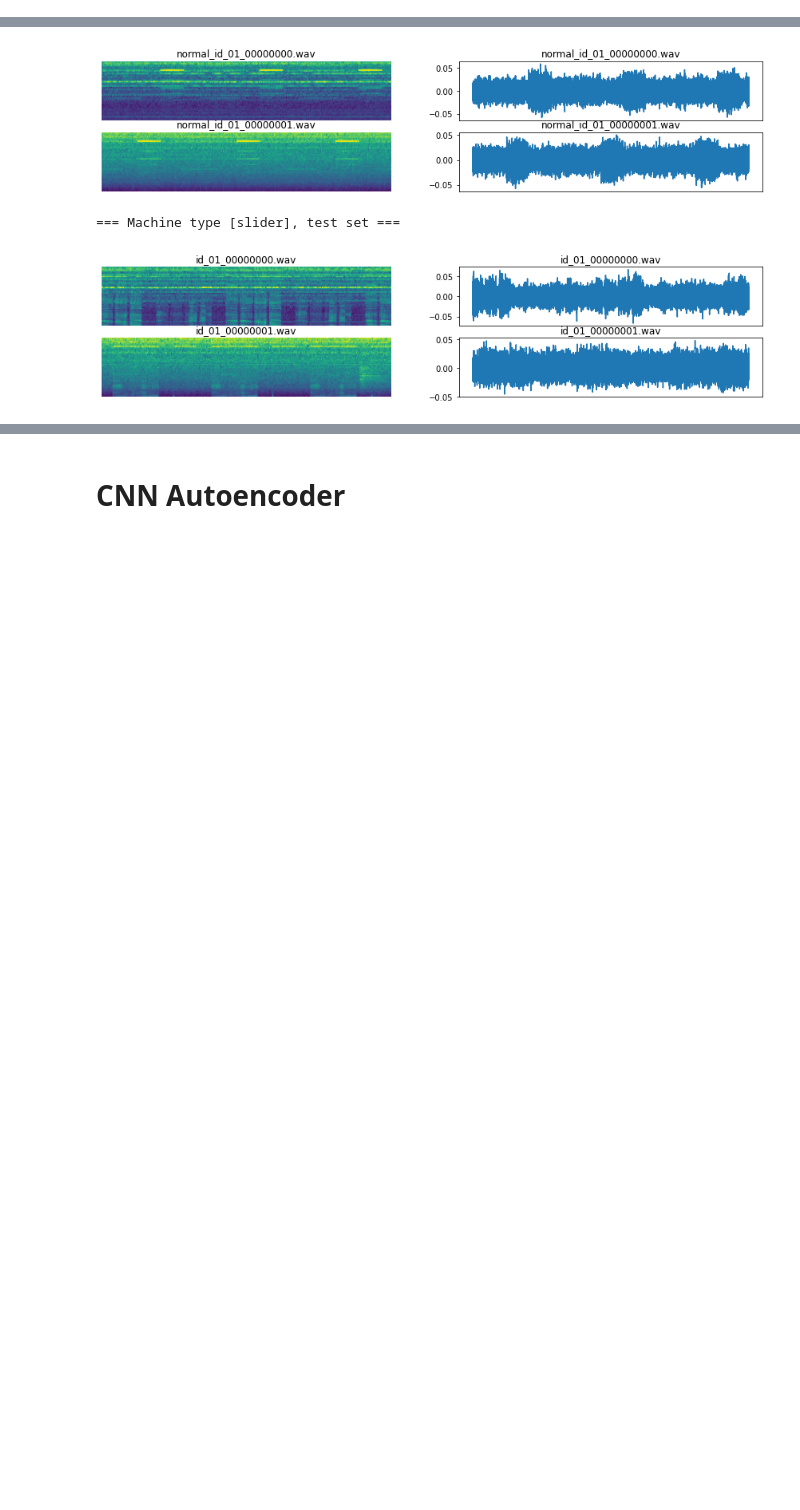
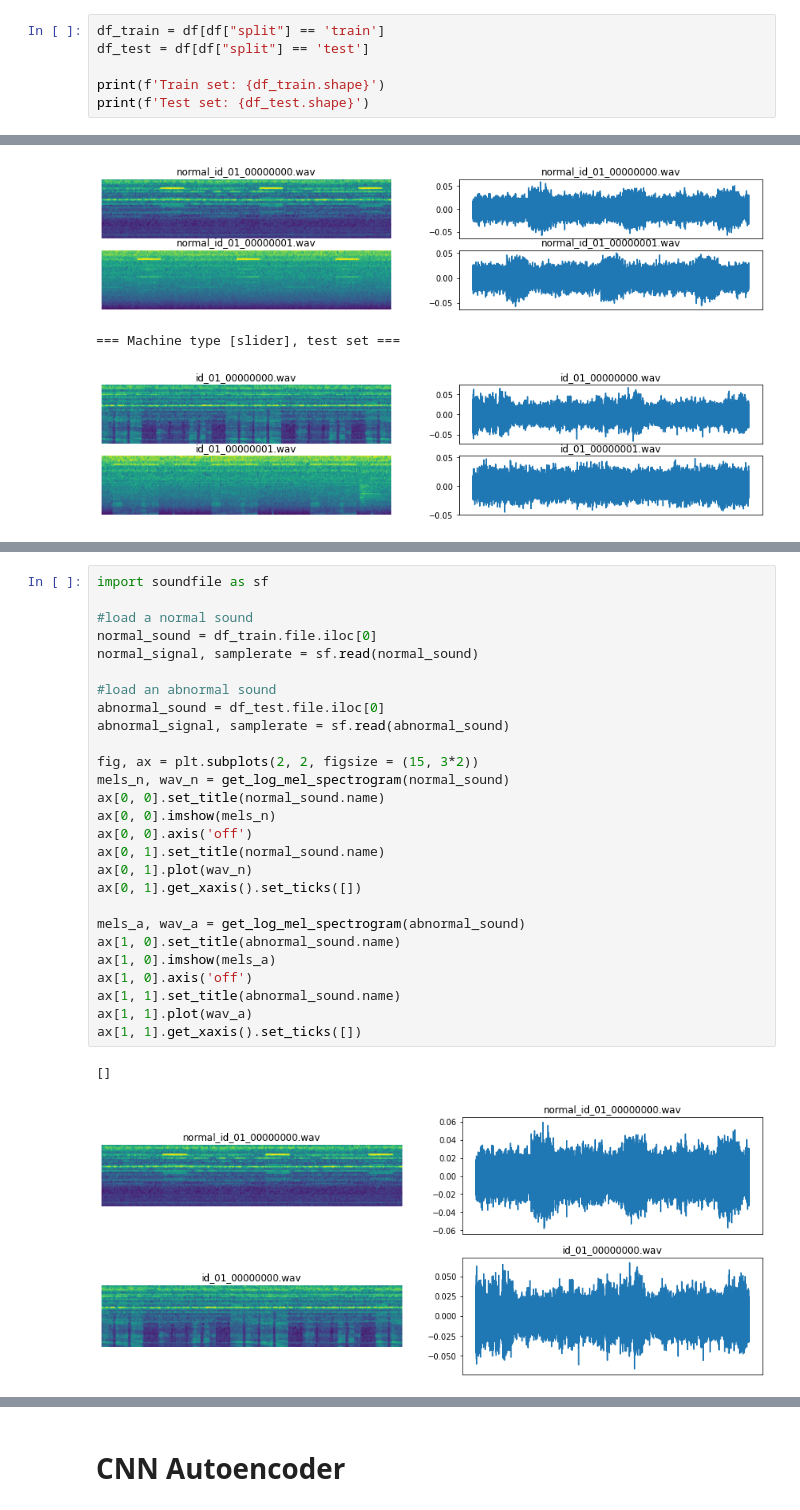
Before and after one commit to reapintar/NEUMREProj, a Jupyter notebook: project_baseline.ipynb, the cells around one changed output, grey strips where cells are left out. Cells and saved outputs as stored; diff of their text form; blank space fills up the shorter version.

```diff
--- a/project_baseline.ipynb
+++ b/project_baseline.ipynb
@@ -142,3 +168,9 @@ Machine types: ['slider']
 | split | test | train | test | train | test | train |
 | file | 278 | 968 | 278 | 968 | 278 | 434 |
 | type | 278 | 968 | 278 | 968 | 278 | 434 |
+# %%
+df_train = df[df["split"] == 'train']
+df_test = df[df["split"] == 'test']
+
+print(f'Train set: {df_train.shape}')
+print(f'Test set: {df_test.shape}')
@@ -261 +225,31 @@ def VAE_loss_function(recon_x, x, mu, logvar, reconst_loss='mse', a_RECONST=1.,
+# %%
+import soundfile as sf
+
+#load a normal sound
+normal_sound = df_train.file.iloc[0]
+normal_signal, samplerate = sf.read(normal_sound)
+
+#load an abnormal sound
+abnormal_sound = df_test.file.iloc[0]
+abnormal_signal, samplerate = sf.read(abnormal_sound)
+
+fig, ax = plt.subplots(2, 2, figsize = (15, 3*2))
+mels_n, wav_n = get_log_mel_spectrogram(normal_sound)
+ax[0, 0].set_title(normal_sound.name)
+ax[0, 0].imshow(mels_n)
+ax[0, 0].axis('off')
+ax[0, 1].set_title(normal_sound.name)
+ax[0, 1].plot(wav_n)
+ax[0, 1].get_xaxis().set_ticks([])
+
+mels_a, wav_a = get_log_mel_spectrogram(abnormal_sound)
+ax[1, 0].set_title(abnormal_sound.name)
+ax[1, 0].imshow(mels_a)
+ax[1, 0].axis('off')
+ax[1, 1].set_title(abnormal_sound.name)
+ax[1, 1].plot(wav_a)
+ax[1, 1].get_xaxis().set_ticks([])
+# %% [output]
+[]
+[figure, added]
 # %% [markdown]
```
Also changed, not shown: parts of 31 cells of this notebook.
